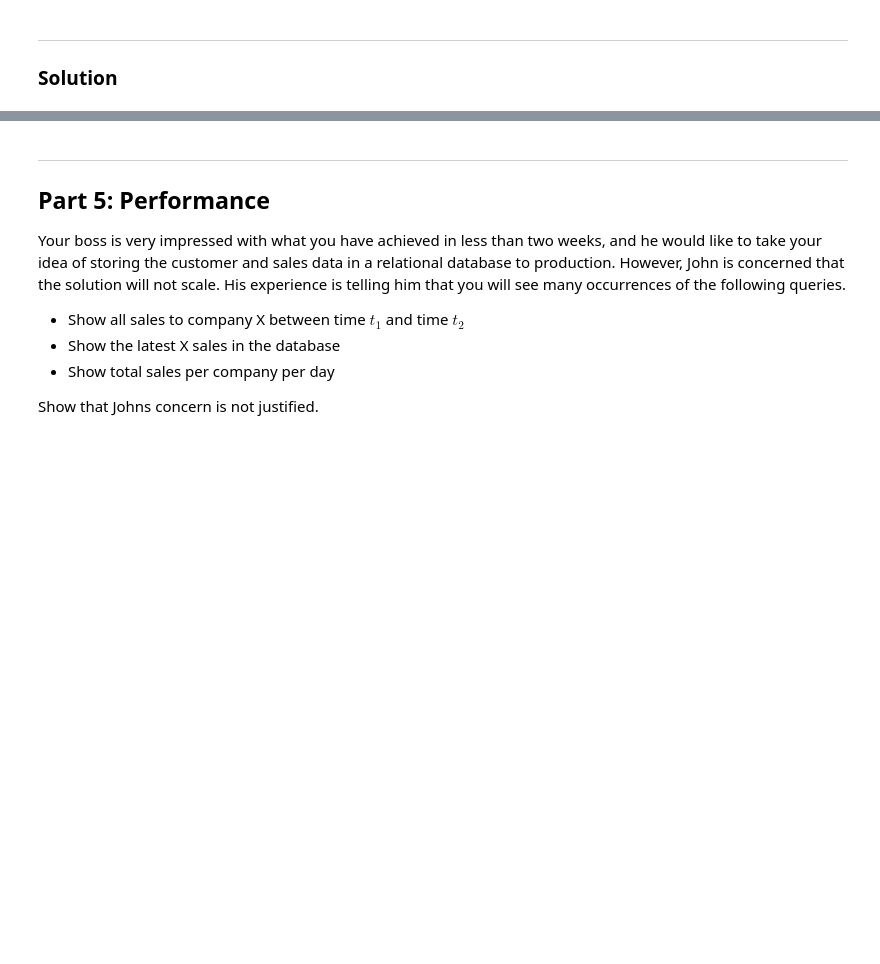
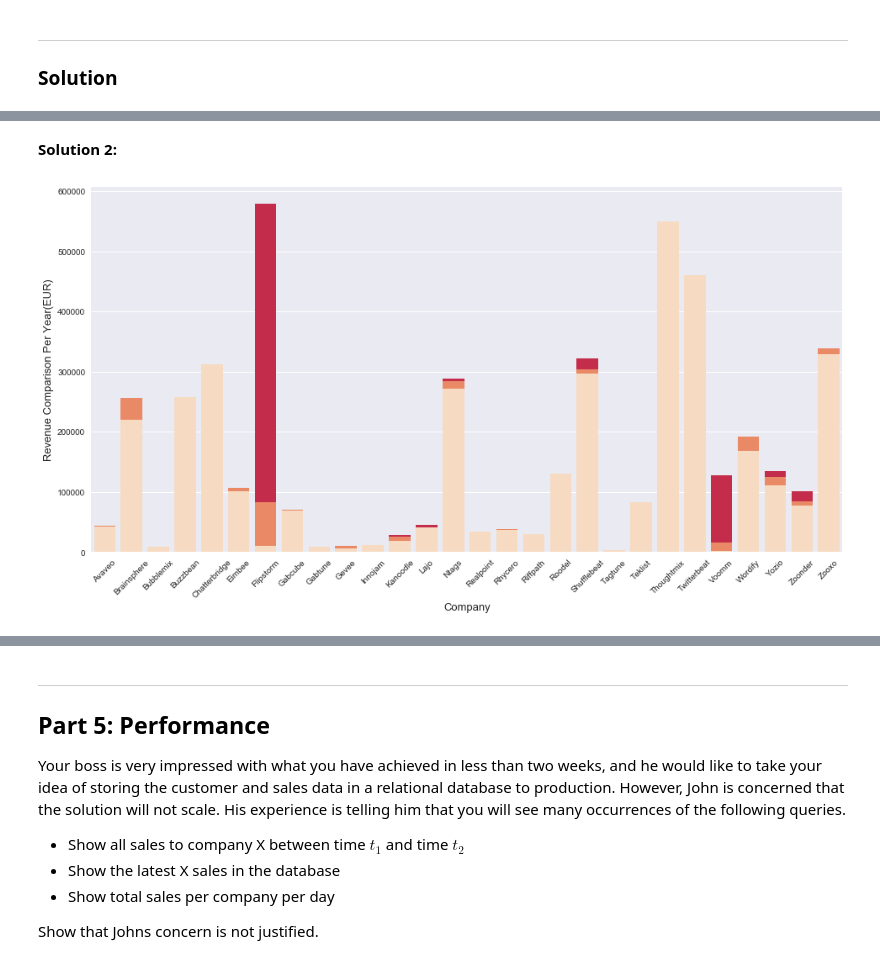
Before and after one commit to losdwind/cptools_projects, a Jupyter notebook: Project-1-Customer-Database.ipynb, the cells around one changed output, grey strips where cells are left out. Saved outputs shown, nothing was run; the diff lists cells and outputs as text; code cells hidden in the pictures; blank space fills up the shorter version.

```diff
--- a/Project-1-Customer-Database.ipynb
+++ b/Project-1-Customer-Database.ipynb
@@ -1219,0 +1243,25 @@ print(data)
+# %% [markdown]
+**Solution 2:**
+# %%
+c.execute("SELECT company, (SUM(price_eur)) FROM transactions WHERE date BETWEEN '2016-01-01' AND '2016-12-31' GROUP BY company ORDER BY company")
+data_2016 = pd.DataFrame((c.fetchall()), columns=['company', 'revenue_2016'])
+# data_2016
+# %%
+c.execute("SELECT company, (SUM(price_eur)) FROM transactions WHERE date BETWEEN '2017-01-01' AND '2017-12-31' GROUP BY company ORDER BY company")
+data_2017 = pd.DataFrame((c.fetchall()), columns=['company', 'revenue_2017'])
+# data_2017
+# %%
+c.execute("SELECT company, (SUM(price_eur)) FROM transactions WHERE date BETWEEN '2018-01-01' AND '2018-12-31' GROUP BY company ORDER BY company")
+data_2018 = pd.DataFrame((c.fetchall()), columns=['company', 'revenue_2018'])
+# data_2018
+# %%
+sns.set(rc={'figure.figsize':(16,8)})
+ax1 = sns.barplot(x='company', y='revenue_2016', color='crimson', data=data_2016)
+ax2 = sns.barplot(x='company', y='revenue_2017', color='coral', data=data_2017, ax=ax1)
+plot = sns.barplot(x='company', y='revenue_2018', color='peachpuff', data=data_2018, ax=ax2)
+plt.xticks(rotation=45)
+plt.xlabel('Company', fontsize=13)
+plt.ylabel('Revenue Comparison Per Year(EUR)', fontsize=13)
+plt.show()
+# %% [output]
+[figure, added]
```
Also changed, not shown: parts of 69 cells of this notebook.
